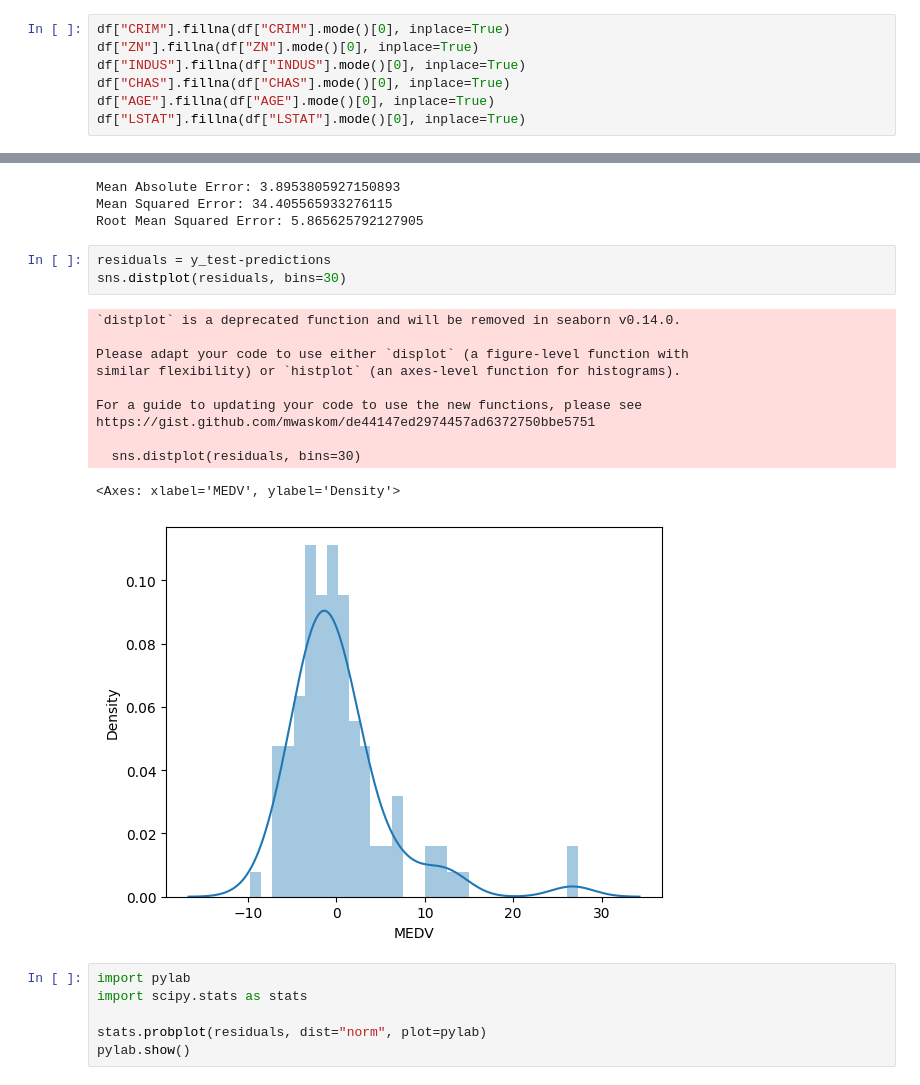
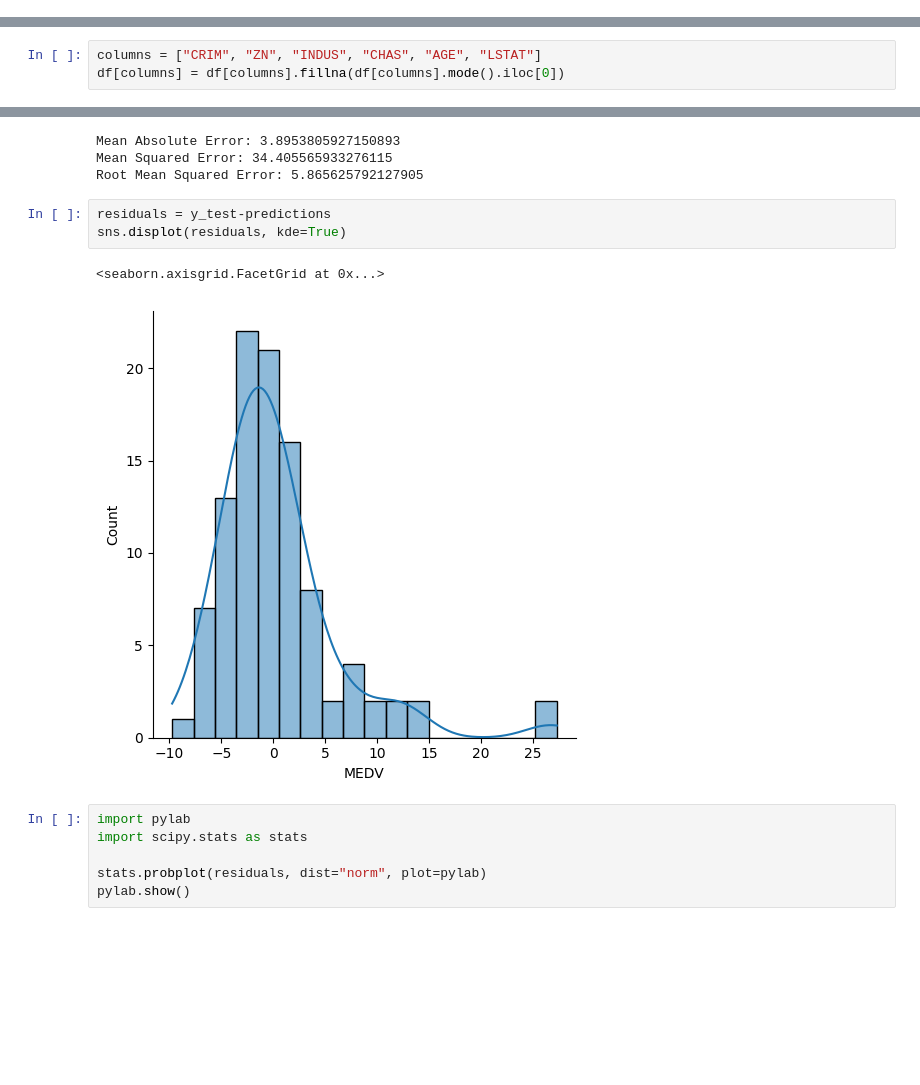
Before and after one commit to Sudarchanan/MachineLearning, a Jupyter notebook: linearRegression.ipynb, the cells around one changed output, grey strips where cells are left out. Drawn from its saved outputs; the diff is of its cells as text; blank space fills up the shorter version.

```diff
--- a/linearRegression.ipynb
+++ b/linearRegression.ipynb
@@ -73,10 +70,3 @@ sns.jointplot(x='RM', y='MEDV', data=df, alpha=0.5)
 # %% [output]
 <seaborn.axisgrid.JointGrid at 0x...>
 [figure]
-# %%
-df["CRIM"].fillna(df["CRIM"].mode()[0], inplace=True)
-df["ZN"].fillna(df["ZN"].mode()[0], inplace=True)
-df["INDUS"].fillna(df["INDUS"].mode()[0], inplace=True)
-df["CHAS"].fillna(df["CHAS"].mode()[0], inplace=True)
-df["AGE"].fillna(df["AGE"].mode()[0], inplace=True)
-df["LSTAT"].fillna(df["LSTAT"].mode()[0], inplace=True)
@@ -101,3 +73,6 @@ For example, when doing 'df[col].method(value, inplace=True)', try using 'df.met
+# %%
+columns = ["CRIM", "ZN", "INDUS", "CHAS", "AGE", "LSTAT"]
+df[columns] = df[columns].fillna(df[columns].mode().iloc[0])
 # %%
 x=df.drop(['MEDV'],axis=1)
 x.head()
@@ -180,19 +177,10 @@ Mean Squared Error: 34.405565933276115
 Root Mean Squared Error: 5.865625792127905
 # %%
 residuals = y_test-predictions
-sns.distplot(residuals, bins=30)
+sns.displot(residuals, kde=True)
 # %% [output]
-`distplot` is a deprecated function and will be removed in seaborn v0.14.0.
-
-Please adapt your code to use either `displot` (a figure-level function with
-similar flexibility) or `histplot` (an axes-level function for histograms).
-
-For a guide to updating your code to use the new functions, please see
-https://gist.github.com/mwaskom/de44147ed2974457ad6372750bbe5751
-
-  sns.distplot(residuals, bins=30)
+<seaborn.axisgrid.FacetGrid at 0x...>
-<Axes: xlabel='MEDV', ylabel='Density'>
-[figure, old version]
+[figure, new version]
 # %%
 import pylab
 import scipy.stats as stats
```
Also changed, not shown: parts of 6 cells of this notebook.
